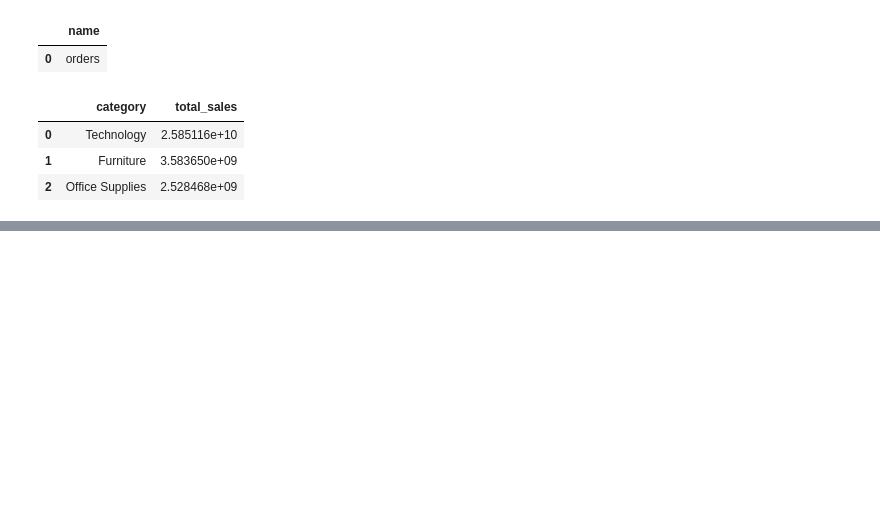
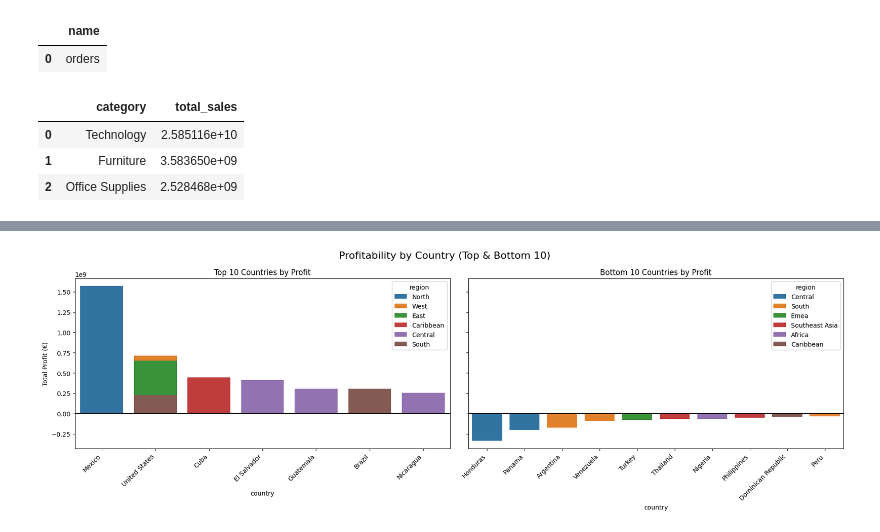
Before and after one commit to Egbe34/final-project-global-superstore, a Jupyter notebook: notebooks/1_data_loading_preview.ipynb, the cells around one changed output, grey strips where cells are left out. Saved outputs shown, nothing was run; the diff lists cells and outputs as text; code cells hidden in the pictures; blank space fills up the shorter version.

```diff
--- a/notebooks/1_data_loading_preview.ipynb
+++ b/notebooks/1_data_loading_preview.ipynb
@@ -184,0 +495,15 @@ result
+# %%
+query = """
+SELECT
+    region,
+    country,
+    ROUND(SUM(sales), 2) AS total_sales,
+    ROUND(SUM(profit), 2) AS total_profit,
+    ROUND(SUM(profit) / NULLIF(SUM(sales), 0), 4) AS profit_margin
+FROM orders
+GROUP BY region, country
+ORDER BY total_profit DESC;
+"""
+
+region_df = pd.read_sql(query, con=engine)
+region_df.head(10)
@@ -184,0 +522,27 @@ result
+# %%
+
+top_10 = region_df.sort_values("total_profit", ascending=False).head(10)
+
+bottom_10 = region_df.sort_values("total_profit", ascending=True).head(10)
+
+# Plot both
+fig, axs = plt.subplots(1, 2, figsize=(18, 6), sharey=True)
+
+# Plot Top 10
+sns.barplot(data=top_10, x="country", y="total_profit", hue="region", dodge=False, ax=axs[0])
+axs[0].set_title("Top 10 Countries by Profit")
+axs[0].set_xticklabels(axs[0].get_xticklabels(), rotation=45, ha='right')
+axs[0].set_ylabel("Total Profit (€)")
+axs[0].axhline(0, color='black')
+
+# Plot Bottom 10
+sns.barplot(data=bottom_10, x="country", y="total_profit", hue="region", dodge=False, ax=axs[1])
+axs[1].set_title("Bottom 10 Countries by Profit")
+axs[1].set_xticklabels(axs[1].get_xticklabels(), rotation=45, ha='right')
+axs[1].axhline(0, color='black')
+
+plt.suptitle(" Profitability by Country (Top & Bottom 10)", fontsize=16)
+plt.tight_layout()
+plt.show()
+# %% [output]
+[figure, added]
```
Also changed, not shown: parts of 52 cells of this notebook, 8 other files.
